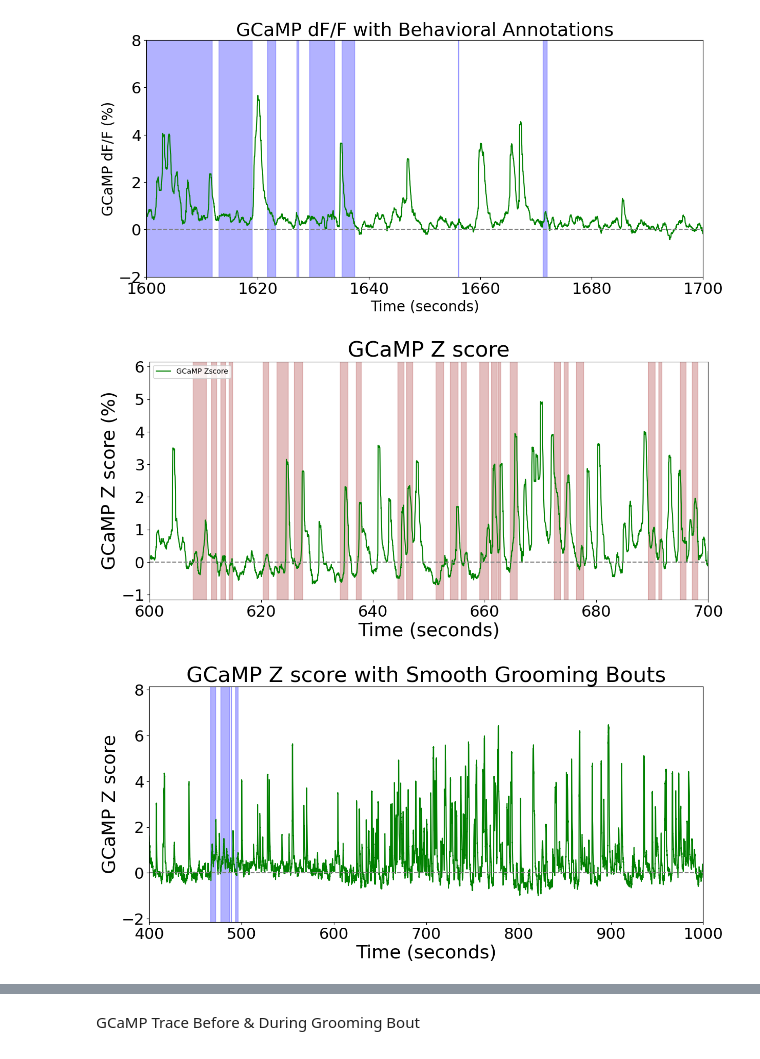
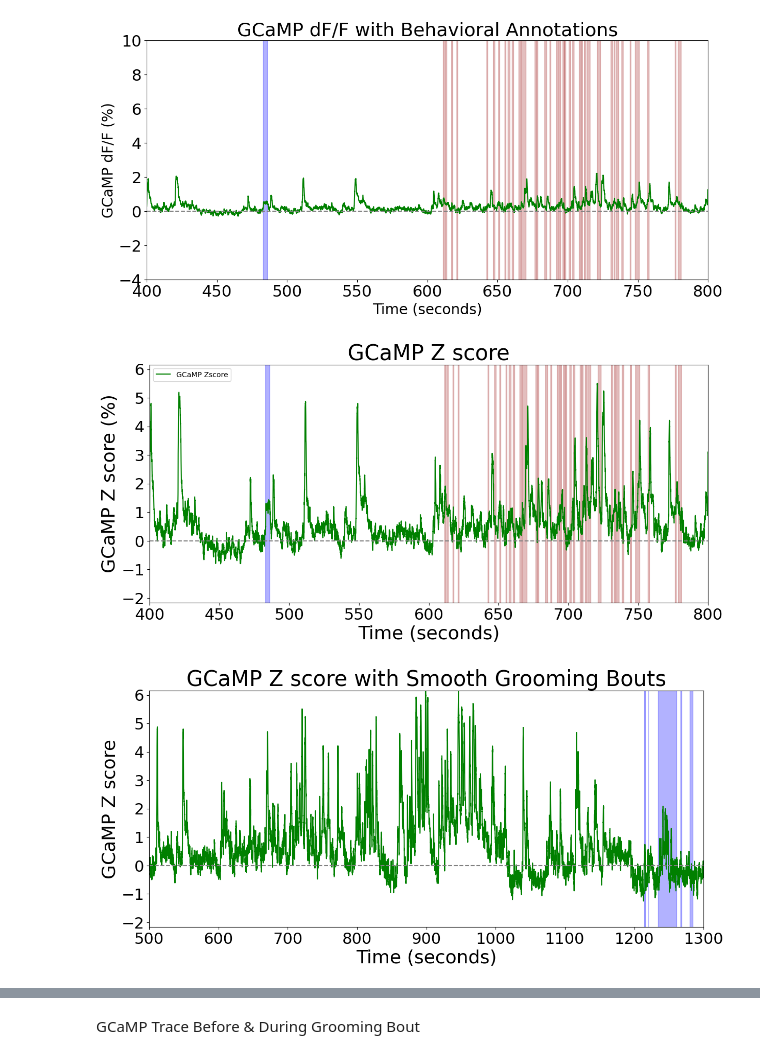
Before and after one commit to urimons/fiber_photometry, a Jupyter notebook: Session_Postprocess_v2.ipynb, the cells around one changed output, grey strips where cells are left out. Drawn from its saved outputs; the diff is of its cells as text; code cells hidden in the pictures.

```diff
--- a/Session_Postprocess_v2.ipynb
+++ b/Session_Postprocess_v2.ipynb
@@ -30,15 +30,15 @@ ID, Gen, Sex, Para
 # %%
 #Zoom in (seconds)
-loaded_object.plot_gcamp_with_annotations(None,1600,1700, -2, 8)
-loaded_object.plot_gcamp_zscore_with_annotations(None, 600, 700, -1, 6)
+loaded_object.plot_gcamp_with_annotations(None,400,800, -4, 10)
+loaded_object.plot_gcamp_zscore_with_annotations(None, 400, 800, -2, 6)
 # %% [output]
-[figure, old version]
+[figure, new version]
-[figure, old version]
+[figure, new version]
 # %%
 loaded_object.smooth_grooming_bouts_generator()
-loaded_object.plot_gcamp_zscore_with_smooth_grooming_bouts(xlim_start=400,xlim_end=1000, ylim_start=-2,ylim_end= 8)
+loaded_object.plot_gcamp_zscore_with_smooth_grooming_bouts(xlim_start=500,xlim_end=1300, ylim_start=-2,ylim_end=6)
 # %% [output]
-[figure, old version]
+[figure, new version]
 # %%
 ## Test for smoothing bout function
 # loaded_object.behavioral_annotations["Grooming_annotations"] = [(500, 600), (100, 200), (250, 300)]
```
Also changed, not shown: parts of 20 cells of this notebook, 31 other files.
